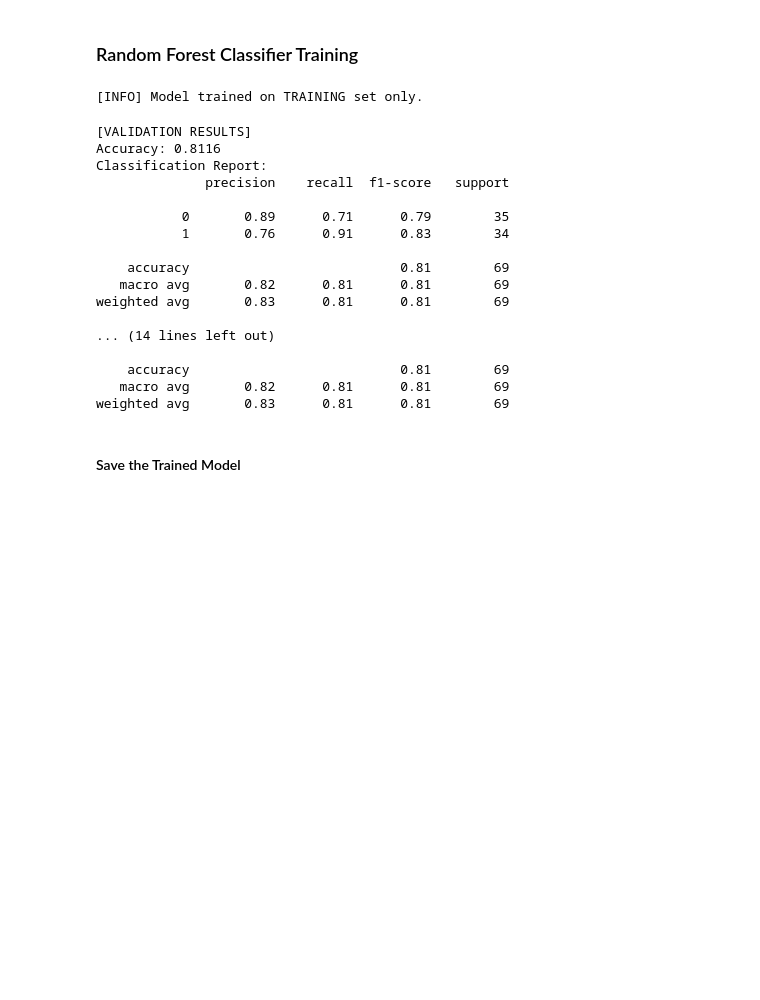
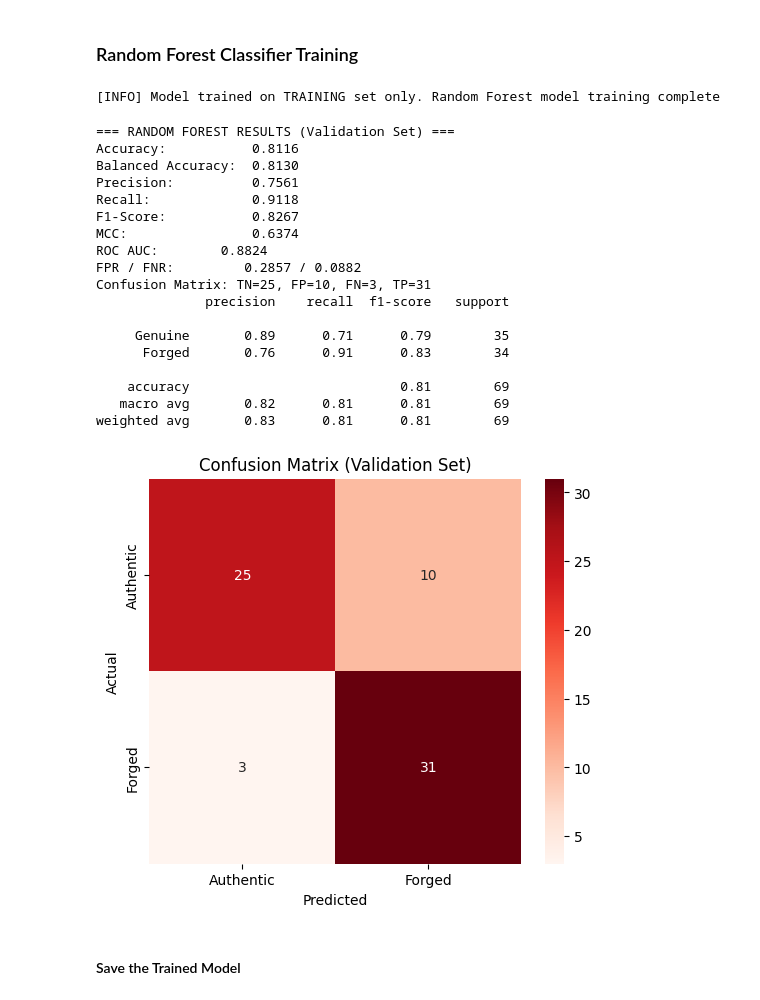
Before and after one commit to hylim12/ai-document-authentication-system, a Jupyter notebook: ml_model_training.ipynb, the cells around one changed output. Cells and saved outputs as stored; diff of their text form; code cells hidden in the pictures; blank space fills up the shorter version.

```diff
--- a/ml_model_training.ipynb
+++ b/ml_model_training.ipynb
@@ -224,12 +252,14 @@ model = RandomForestClassifier(
 )
 model.fit(X_train, y_train)
 
-print("[INFO] Model trained on TRAINING set only.")
+print("[INFO] Model trained on TRAINING set only. Random Forest model training complete")
 # %% [output]
-[INFO] Model trained on TRAINING set only.
+[INFO] Model trained on TRAINING set only. Random Forest model training complete
 # %%
+# =========================
+# STEP 3: Validation Evaluation
+# =========================
 from sklearn import metrics
-
 
 def evaluate_classifier(model, X_eval, y_eval, dataset_name="Dataset"):
     preds = model.predict(X_eval)
@@ -287,40 +317,46 @@ def evaluate_classifier(model, X_eval, y_eval, dataset_name="Dataset"):
 
     return preds, metrics
 
-# =========================
-# STEP 3: Validation Evaluation
-# =========================
-
-from sklearn.metrics import accuracy_score, classification_report
-
 val_pred = model.predict(X_val)
-
 val_acc = accuracy_score(y_val, val_pred)
 
-print("[VALIDATION RESULTS]")
-print(f"Accuracy: {val_acc:.4f}")
-print("Classification Report:")
-print(classification_report(y_val, val_pred))
-
 _, validation_metrics = evaluate_classifier(model, X_val, y_val, dataset_name="Validation Set")
 # %% [output]
-[VALIDATION RESULTS]
-Accuracy: 0.8116
-Classification Report:
+=== RANDOM FOREST RESULTS (Validation Set) ===
+Accuracy:           0.8116
+Balanced Accuracy:  0.8130
+Precision:          0.7561
+Recall:             0.9118
+F1-Score:           0.8267
+MCC:                0.6374
+ROC AUC:        0.8824
+FPR / FNR:         0.2857 / 0.0882
+Confusion Matrix: TN=25, FP=10, FN=3, TP=31
               precision    recall  f1-score   support
 
-           0       0.89      0.71      0.79        35
-           1       0.76      0.91      0.83        34
+     Genuine       0.89      0.71      0.79        35
+      Forged       0.76      0.91      0.83        34
 
     accuracy                           0.81        69
    macro avg       0.82      0.81      0.81        69
 weighted avg       0.83      0.81      0.81        69
-
-... (14 lines left out)
-
-    accuracy                           0.81        69
-   macro avg       0.82      0.81      0.81        69
-weighted avg       0.83      0.81      0.81        69
+# %%
+import matplotlib.pyplot as plt
+import seaborn as sns
+
+cm = confusion_matrix(y_val, val_pred)
+
+plt.figure(figsize=(6, 5))
+sns.heatmap(cm, annot=True, fmt="d", cmap="Reds",
+            xticklabels=["Authentic", "Forged"],
+            yticklabels=["Authentic", "Forged"])
+
+plt.xlabel("Predicted")
+plt.ylabel("Actual")
+plt.title("Confusion Matrix (Validation Set)")
+plt.show()
+# %% [output]
+[figure, added]
 # %% [markdown]
 #### Save the Trained Model
 # %% [markdown]
```
Also changed, not shown: parts of 14 cells of this notebook.
